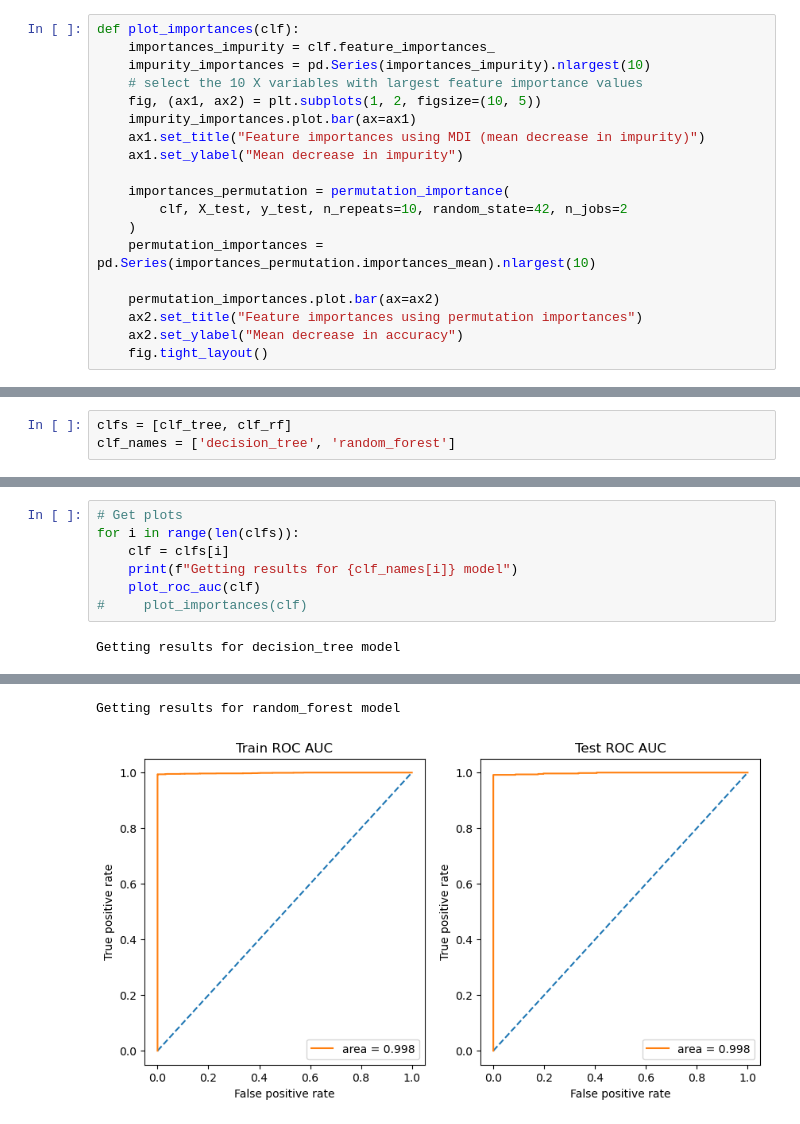
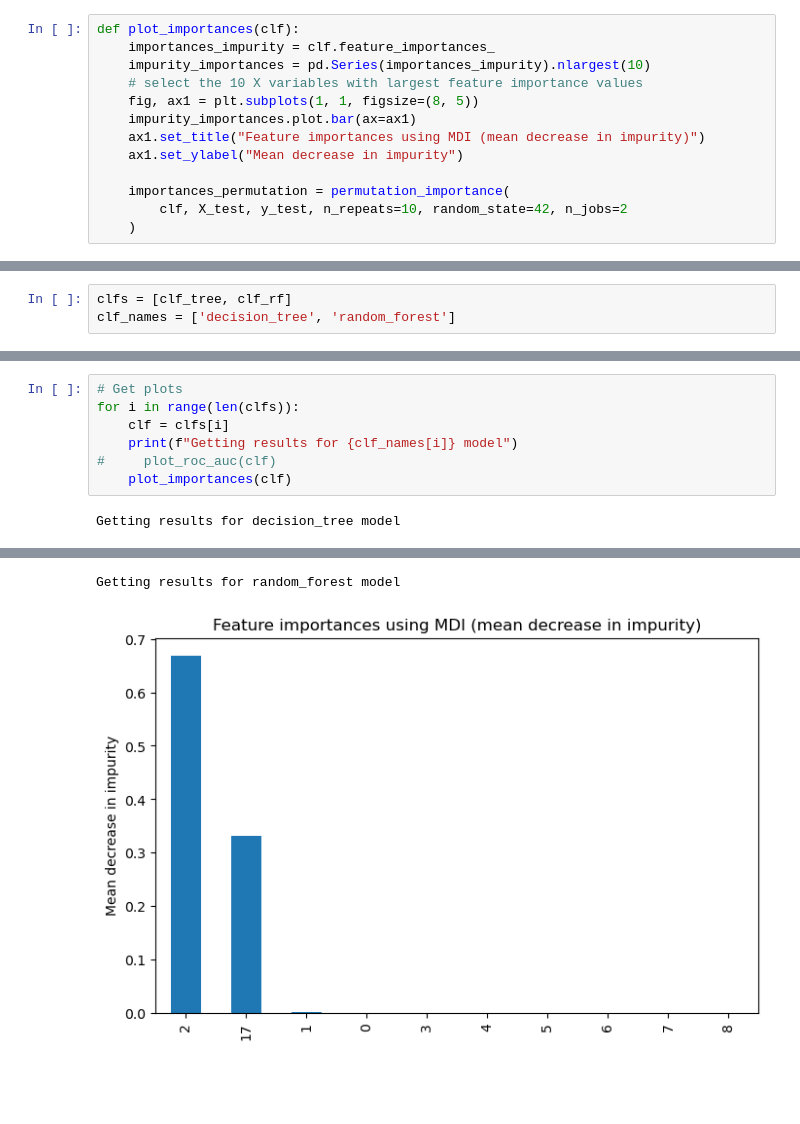
Before and after one commit to judymao/fintech, a Jupyter notebook: model_rf.ipynb, the cells around one changed output, grey strips where cells are left out. Saved outputs shown, nothing was run; the diff lists cells and outputs as text; blank space fills up the shorter version.

```diff
--- a/model_rf.ipynb
+++ b/model_rf.ipynb
@@ -67,7 +67,7 @@ def plot_importances(clf):
     importances_impurity = clf.feature_importances_
     impurity_importances = pd.Series(importances_impurity).nlargest(10)
     # select the 10 X variables with largest feature importance values
-    fig, (ax1, ax2) = plt.subplots(1, 2, figsize=(10, 5))
+    fig, ax1 = plt.subplots(1, 1, figsize=(8, 5))
     impurity_importances.plot.bar(ax=ax1)
     ax1.set_title("Feature importances using MDI (mean decrease in impurity)")
     ax1.set_ylabel("Mean decrease in impurity")
@@ -75,9 +75,3 @@ def plot_importances(clf):
     importances_permutation = permutation_importance(
         clf, X_test, y_test, n_repeats=10, random_state=42, n_jobs=2
     )
-    permutation_importances = pd.Series(importances_permutation.importances_mean).nlargest(10)
-
-    permutation_importances.plot.bar(ax=ax2)
-    ax2.set_title("Feature importances using permutation importances")
-    ax2.set_ylabel("Mean decrease in accuracy")
-    fig.tight_layout()
@@ -196,12 +257,12 @@ compare_models(clfs, clf_names, X_train, y_train, X_test, y_test)
 # %%
 # Get plots
 for i in range(len(clfs)):
     clf = clfs[i]
     print(f"Getting results for {clf_names[i]} model")
-    plot_roc_auc(clf)
-#     plot_importances(clf)
+#     plot_roc_auc(clf)
+    plot_importances(clf)
 # %% [output]
 Getting results for decision_tree model
 [figure]
 Getting results for random_forest model
-[figure, old version]
+[figure, new version]
```
Also changed, not shown: parts of 18 cells of this notebook, 2 other files.
